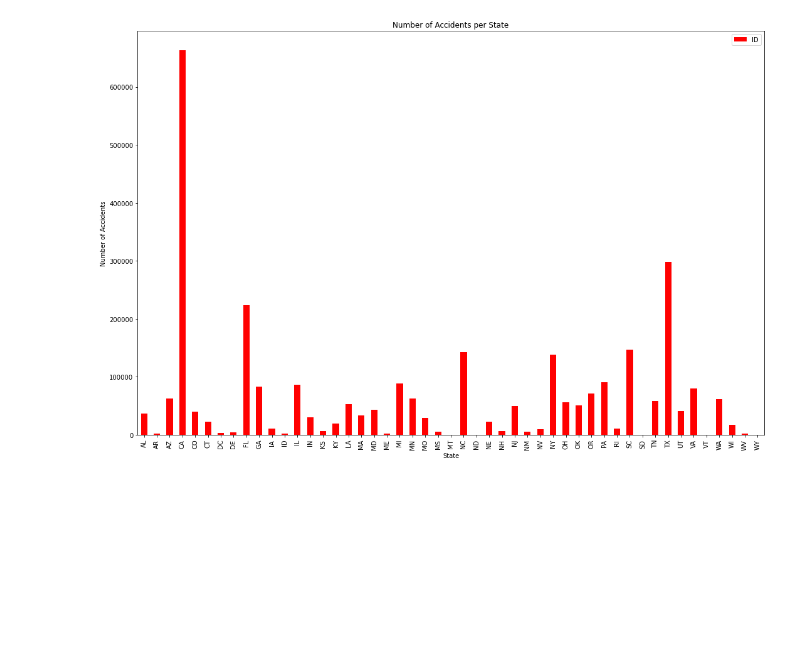
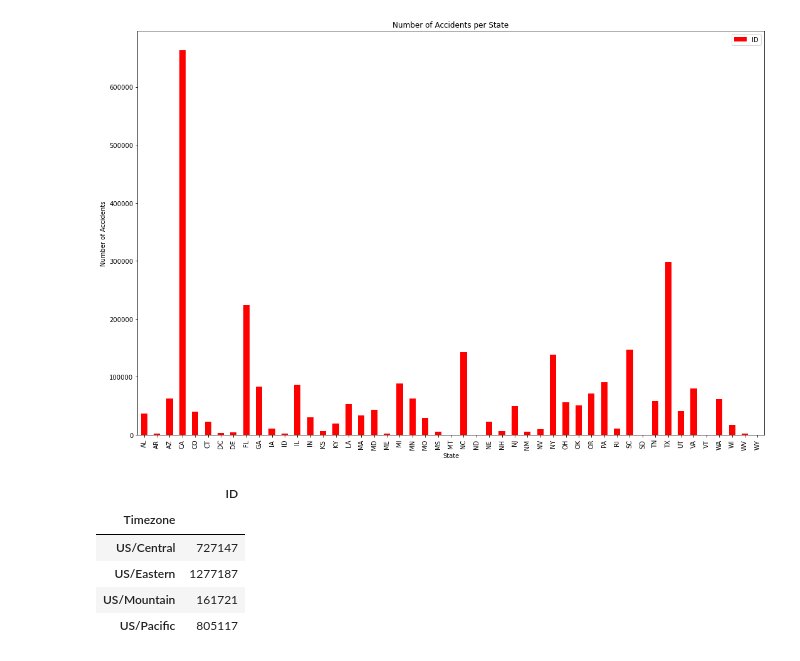
Before and after one commit to mseidenberg13/team_4_project, a Jupyter notebook: loc_analysis.ipynb, the cells around one changed output. Drawn from its saved outputs; the diff is of its cells as text; code cells hidden in the pictures; blank space fills up the shorter version.

```diff
--- a/loc_analysis.ipynb
+++ b/loc_analysis.ipynb
@@ -118,3 +116,16 @@ plt.savefig(r'C:\Users\mseid\UCBWork\team_4_project\output\accidents_per_state.p
 plt.show()
 # %% [output]
 [figure]
+# %%
+loc_grouped = pd.DataFrame(loc_data.groupby(["Timezone"]).count()).reset_index()
+loc_timezone = loc_grouped[["Timezone", "ID"]]
+loc_timezone = loc_timezone.set_index("Timezone")
+
+loc_timezone.head()
+# %% [output]
+|  | ID |
+| Timezone |  |
+| US/Central | 727147 |
+| US/Eastern | 1277187 |
+| US/Mountain | 161721 |
+| US/Pacific | 805117 |
```
Also changed, not shown: parts of 3 cells of this notebook.
